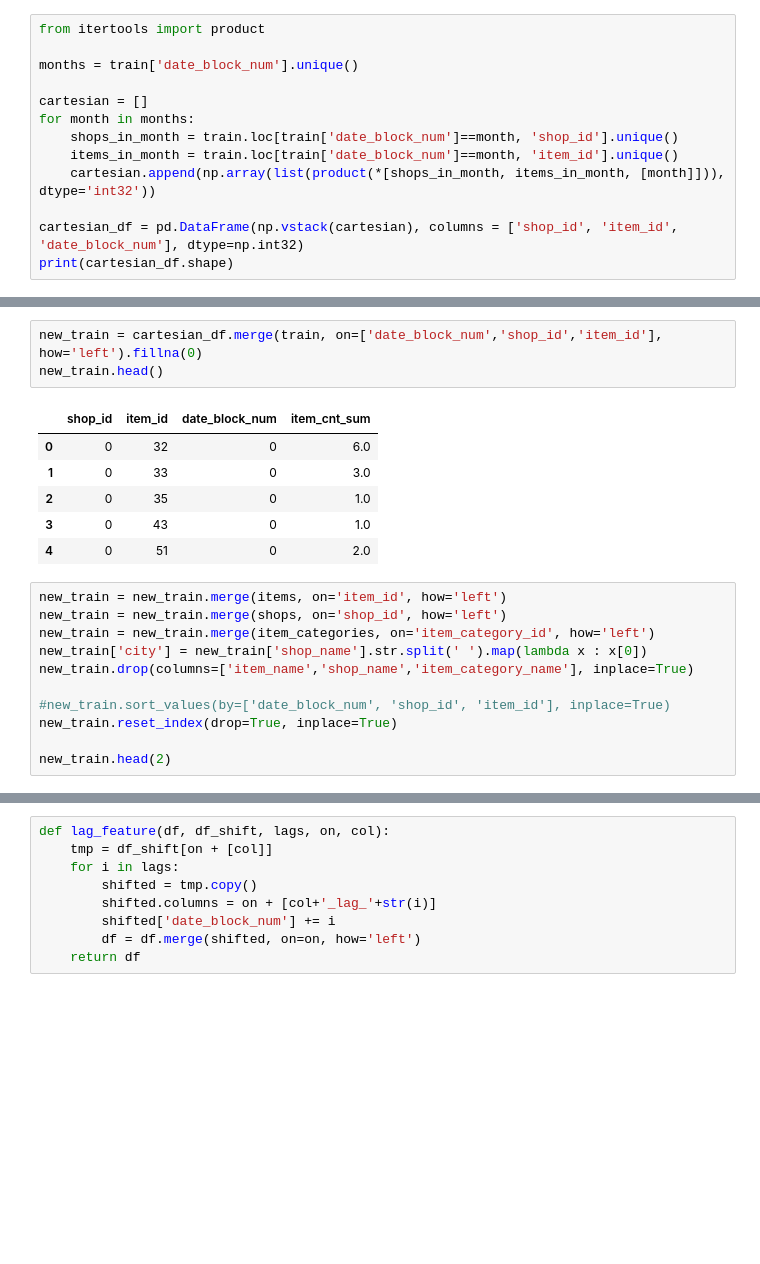
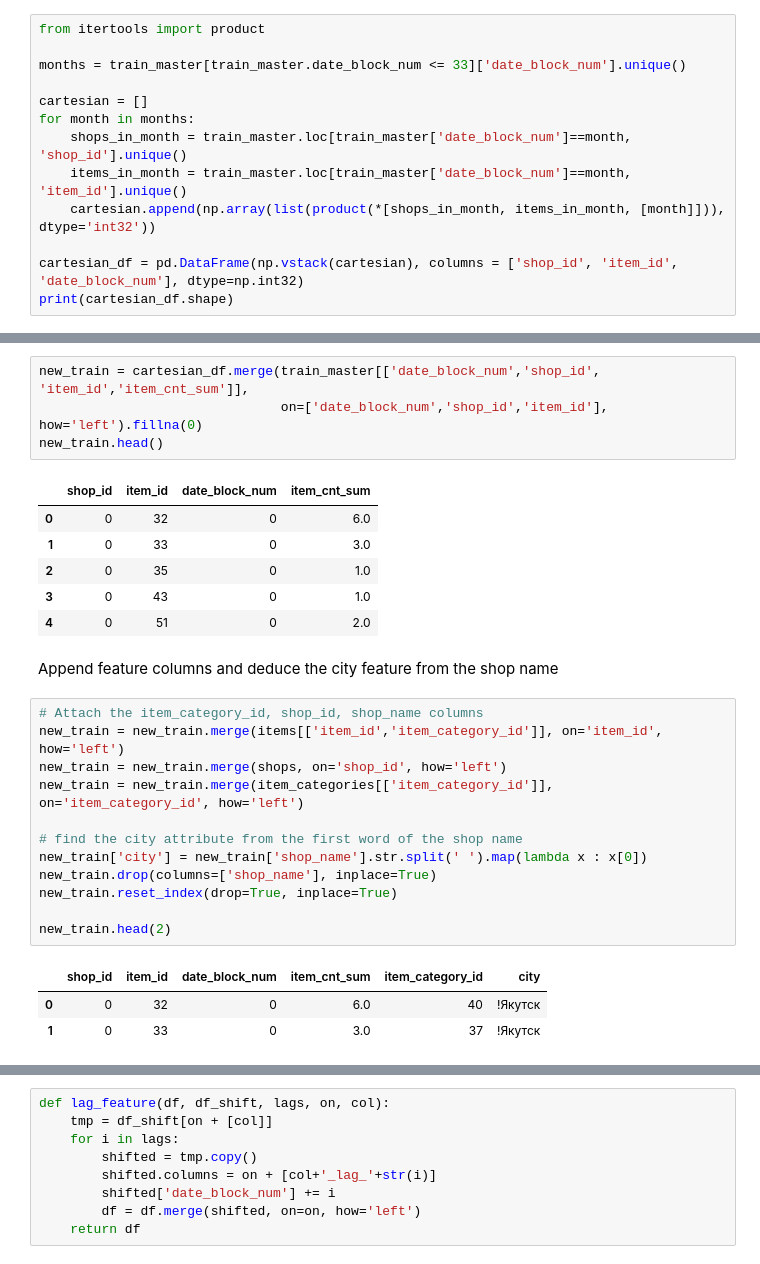
Before and after one commit to Qile-Paul-Chen/Kaggle-Predict-Future-Sales, a Jupyter notebook: Model_Training.ipynb, the cells around one changed output, grey strips where cells are left out. Cells and saved outputs as stored; diff of their text form; blank space fills up the shorter version.

```diff
--- a/Model_Training.ipynb
+++ b/Model_Training.ipynb
@@ -62,12 +58,12 @@ Notice that we do not have all the (date_block_num, shop_id, item_id) pairs, if
 # %%
 from itertools import product
 
-months = train['date_block_num'].unique()
+months = train_master[train_master.date_block_num <= 33]['date_block_num'].unique()
 
 cartesian = []
 for month in months:
-    shops_in_month = train.loc[train['date_block_num']==month, 'shop_id'].unique()
-    items_in_month = train.loc[train['date_block_num']==month, 'item_id'].unique()
+    shops_in_month = train_master.loc[train_master['date_block_num']==month, 'shop_id'].unique()
+    items_in_month = train_master.loc[train_master['date_block_num']==month, 'item_id'].unique()
     cartesian.append(np.array(list(product(*[shops_in_month, items_in_month, [month]])), dtype='int32'))
 
 cartesian_df = pd.DataFrame(np.vstack(cartesian), columns = ['shop_id', 'item_id', 'date_block_num'], dtype=np.int32)
@@ -84,7 +80,8 @@ cartesian_df = cartesian_df.append(test.drop(columns=['ID']))
 # %% [markdown]
 We merge it back to the train dataframe and fill NaN with zeros to include zeros in the sales record
 # %%
-new_train = cartesian_df.merge(train, on=['date_block_num','shop_id','item_id'], how='left').fillna(0)
+new_train = cartesian_df.merge(train_master[['date_block_num','shop_id', 'item_id','item_cnt_sum']],
+                               on=['date_block_num','shop_id','item_id'], how='left').fillna(0)
 new_train.head()
 # %% [output]
 |  | shop_id | item_id | date_block_num | item_cnt_sum |
@@ -93,17 +90,24 @@ new_train.head()
 | 2 | 0 | 35 | 0 | 1.0 |
 | 3 | 0 | 43 | 0 | 1.0 |
 | 4 | 0 | 51 | 0 | 2.0 |
+# %% [markdown]
+Append feature columns and deduce the city feature from the shop name
 # %%
-new_train = new_train.merge(items, on='item_id', how='left')
+# Attach the item_category_id, shop_id, shop_name columns
+new_train = new_train.merge(items[['item_id','item_category_id']], on='item_id', how='left')
 new_train = new_train.merge(shops, on='shop_id', how='left')
-new_train = new_train.merge(item_categories, on='item_category_id', how='left')
+new_train = new_train.merge(item_categories[['item_category_id']], on='item_category_id', how='left')
+
+# find the city attribute from the first word of the shop name
 new_train['city'] = new_train['shop_name'].str.split(' ').map(lambda x : x[0])
-new_train.drop(columns=['item_name','shop_name','item_category_name'], inplace=True)
-
-#new_train.sort_values(by=['date_block_num', 'shop_id', 'item_id'], inplace=True)
+new_train.drop(columns=['shop_name'], inplace=True)
 new_train.reset_index(drop=True, inplace=True)
 
 new_train.head(2)
+# %% [output]
+|  | shop_id | item_id | date_block_num | item_cnt_sum | item_category_id | city |
+| 0 | 0 | 32 | 0 | 6.0 | 40 | !Якутск |
+| 1 | 0 | 33 | 0 | 3.0 | 37 | !Якутск |
 # %% [markdown]
 ### Add features: item_id related features <br>
 - item_id
```
Also changed, not shown: parts of 22 cells of this notebook.
